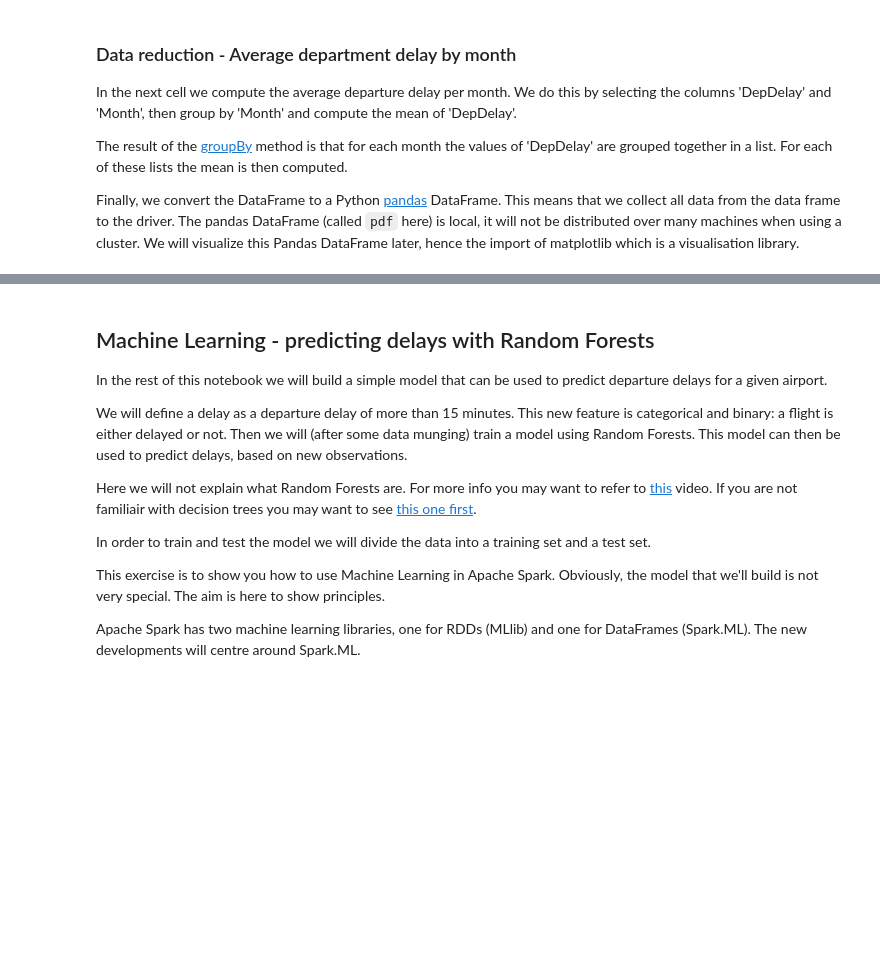
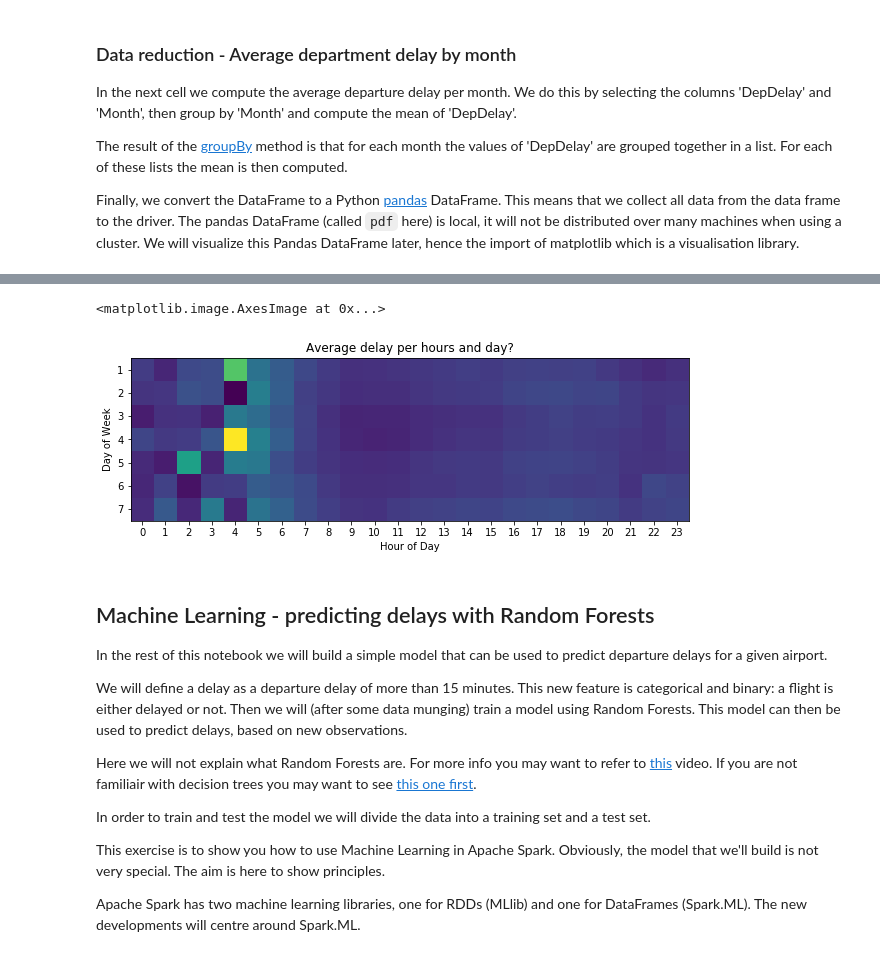
Before and after one commit to koke1405/jupyter-bigdata-notebooks, a Jupyter notebook: notebooks/04-sparkml-airplane-delay.ipynb, the cells around one changed output, grey strips where cells are left out. Cells and saved outputs as stored; diff of their text form; code cells hidden in the pictures; blank space fills up the shorter version.

```diff
--- a/notebooks/04-sparkml-airplane-delay.ipynb
+++ b/notebooks/04-sparkml-airplane-delay.ipynb
@@ -199,0 +187,15 @@ orddf.show()
+# %%
+airline_df = df.withColumn('DepDelayed', df['DepDelay']>15)
+# %%
+from pyspark.sql.functions import udf
+
+# define hour function to obtain hour of day
+def hour_ex(x):
+    h = int(str(int(x)).zfill(4)[:2])
+    return h
+
+# register as a UDF
+f = udf(hour_ex, IntegerType())
+
+#CRSDepTime: scheduled departure time (local, hhmm)
+airline_df = airline_df.withColumn('hour', f(airline_df.CRSDepTime))
@@ -199,0 +204,7 @@ orddf.show()
+# %%
+#df_ORG = airline_df.filter(airline_df['origin']==Origin_Airport)
+df_ORG = airline_df
+# %%
+hour_grouped = df_ORG.filter(df_ORG['DepDelayed']).select('DayOfWeek','hour','DepDelay')\
+.groupby('DayOfWeek','hour').mean('DepDelay')
+hour_grouped.show(10)
@@ -200,3 +227,23 @@ orddf.show()
+# %%
+from pylab import rcParams
+from IPython.display import display
+from ipywidgets import interact
+
+rcParams['figure.figsize'] = (10,5)
+dh = hour_grouped.toPandas()
+c = dh.pivot('DayOfWeek','hour')
+X = c.columns.levels[1].values
+Y = c.index.values
+Z = c.values
+plt.xticks(range(0,24), X)
+plt.yticks(range(0,7), Y)
+plt.xlabel('Hour of Day')
+plt.ylabel('Day of Week')
+plt.title('Average delay per hours and day?')
+plt.imshow(Z)
+# %% [output]
+<matplotlib.image.AxesImage at 0x...>
+[figure, added]
 # %% [markdown]
 ## Machine Learning - predicting delays with Random Forests
 
```
Also changed, not shown: parts of 47 cells of this notebook.
